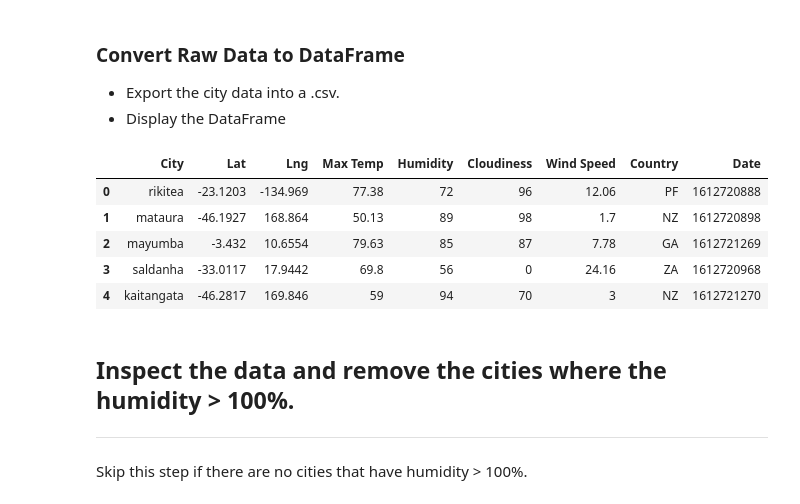
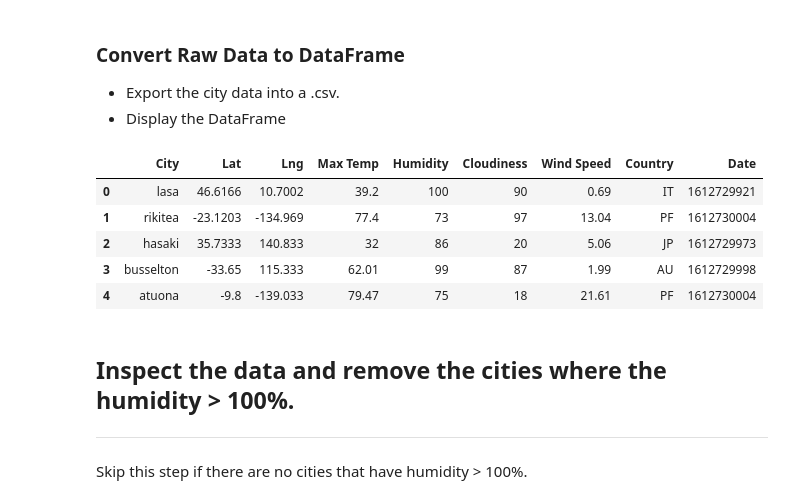
Before and after one commit to JGarvert/python-api-challenge, a Jupyter notebook: WeatherPy/WeatherPy.ipynb, the cells around one changed output. Drawn from its saved outputs; the diff is of its cells as text; code cells hidden in the pictures.

```diff
--- a/WeatherPy/WeatherPy.ipynb
+++ b/WeatherPy/WeatherPy.ipynb
@@ -202,15 +170,15 @@ dtype: int64
 # %%
 ## dataframe was created in previous cell.
 # export to csv and display
-city_df.to_csv('raw_ city_df_export.csv', encoding = 'utf-8', index = False)
+city_df.to_csv('city_df_export.csv', encoding = 'utf-8', index = False)
 city_df.head()
 # %% [output]
 |  | City | Lat | Lng | Max Temp | Humidity | Cloudiness | Wind Speed | Country | Date |
-| 0 | rikitea | -23.1203 | -134.969 | 77.38 | 72 | 96 | 12.06 | PF | 1612720888 |
-| 1 | mataura | -46.1927 | 168.864 | 50.13 | 89 | 98 | 1.7 | NZ | 1612720898 |
-| 2 | mayumba | -3.432 | 10.6554 | 79.63 | 85 | 87 | 7.78 | GA | 1612721269 |
-| 3 | saldanha | -33.0117 | 17.9442 | 69.8 | 56 | 0 | 24.16 | ZA | 1612720968 |
-| 4 | kaitangata | -46.2817 | 169.846 | 59 | 94 | 70 | 3 | NZ | 1612721270 |
+| 0 | lasa | 46.6166 | 10.7002 | 39.2 | 100 | 90 | 0.69 | IT | 1612729921 |
+| 1 | rikitea | -23.1203 | -134.969 | 77.4 | 73 | 97 | 13.04 | PF | 1612730004 |
+| 2 | hasaki | 35.7333 | 140.833 | 32 | 86 | 20 | 5.06 | JP | 1612729973 |
+| 3 | busselton | -33.65 | 115.333 | 62.01 | 99 | 87 | 1.99 | AU | 1612729998 |
+| 4 | atuona | -9.8 | -139.033 | 79.47 | 75 | 18 | 21.61 | PF | 1612730004 |
 # %% [markdown]
 ## Inspect the data and remove the cities where the humidity > 100%.
 ----
```
Also changed, not shown: parts of 30 cells of this notebook, 1 other file.
